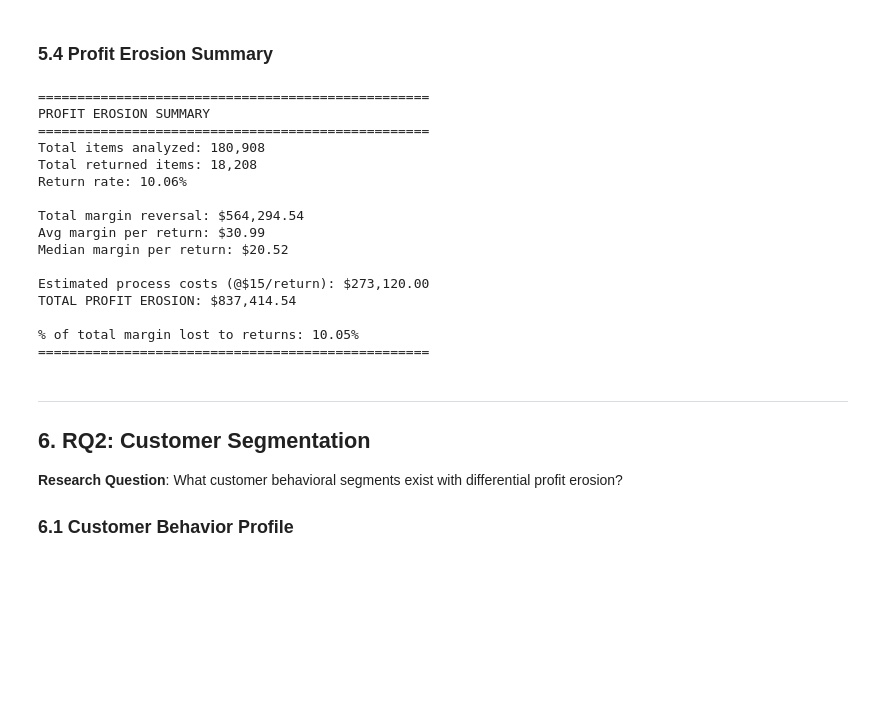
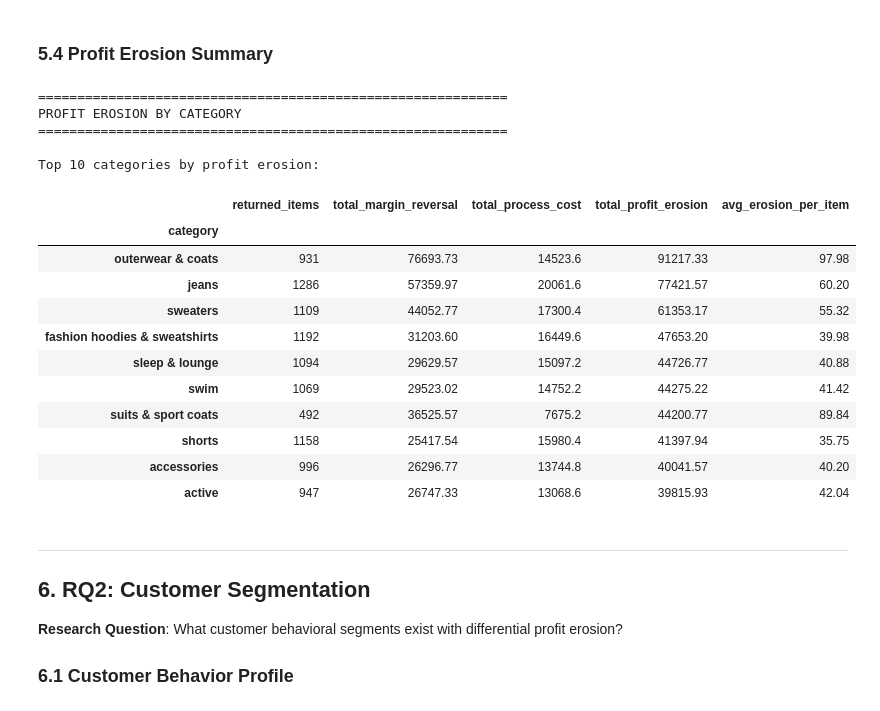
Before and after one commit to kojounfc/unfc-capstone-project-1, a Jupyter notebook: notebooks/profit_erosion_analysis.ipynb, the cells around one changed output. Cells and saved outputs as stored; diff of their text form; code cells hidden in the pictures; blank space fills up the shorter version.

```diff
--- a/notebooks/profit_erosion_analysis.ipynb
+++ b/notebooks/profit_erosion_analysis.ipynb
@@ -334,43 +674,45 @@ plt.show()
 # %% [markdown]
 ### 5.4 Profit Erosion Summary
 # %%
-# Generate profit erosion summary
-# Note: Using $15 as placeholder - will be replaced with category-adjusted costs
-erosion_summary = summarize_profit_erosion(df, cost_per_return=15.0)
+# Profit erosion by category (using category-tiered costs)
+print("=" * 60)
+print("PROFIT EROSION BY CATEGORY")
+print("=" * 60)
 
-print("=" * 50)
-print("PROFIT EROSION SUMMARY")
-print("=" * 50)
-print(f"Total items analyzed: {erosion_summary['total_items']:,}")
-print(f"Total returned items: {erosion_summary['total_returned']:,}")
-print(f"Return rate: {erosion_summary['return_rate_pct']:.2f}%")
-print()
-print(f"Total margin reversal: ${erosion_summary['total_margin_reversal']:,.2f}")
-print(f"Avg margin per return: ${erosion_summary['avg_margin_per_return']:.2f}")
-print(f"Median margin per return: ${erosion_summary['median_margin_per_return']:.2f}")
-print()
-print(f"Estimated process costs (@$15/return): ${erosion_summary['estimated_process_costs']:,.2f}")
-print(f"TOTAL PROFIT EROSION: ${erosion_summary['total_profit_erosion']:,.2f}")
-print()
-print(f"% of total margin lost to returns: {erosion_summary['pct_margin_lost_to_returns']:.2f}%")
-print("=" * 50)
+# Group profit erosion by category
+erosion_by_category = (
+    df_returned.groupby("category")
+    .agg(
+        returned_items=("order_item_id", "count"),
+        total_margin_reversal=("margin_reversal", "sum"),
+        total_process_cost=("process_cost", "sum"),
+        total_profit_erosion=("profit_erosion", "sum"),
+        avg_erosion_per_item=("profit_erosion", "mean"),
+    )
+    .sort_values("total_profit_erosion", ascending=False)
+    .round(2)
+)
+
+print(f"\nTop 10 categories by profit erosion:")
+erosion_by_category.head(10)
 # %% [output]
-==================================================
-PROFIT EROSION SUMMARY
-==================================================
-Total items analyzed: 180,908
-Total returned items: 18,208
-Return rate: 10.06%
+============================================================
+PROFIT EROSION BY CATEGORY
+============================================================
 
-Total margin reversal: $564,294.54
-Avg margin per return: $30.99
-Median margin per return: $20.52
-
-Estimated process costs (@$15/return): $273,120.00
-TOTAL PROFIT EROSION: $837,414.54
-
-% of total margin lost to returns: 10.05%
-==================================================
+Top 10 categories by profit erosion:
+|  | returned_items | total_margin_reversal | total_process_cost | total_profit_erosion | avg_erosion_per_item |
+| category |  |  |  |  |  |
+| outerwear & coats | 931 | 76693.73 | 14523.6 | 91217.33 | 97.98 |
+| jeans | 1286 | 57359.97 | 20061.6 | 77421.57 | 60.20 |
+| sweaters | 1109 | 44052.77 | 17300.4 | 61353.17 | 55.32 |
+| fashion hoodies & sweatshirts | 1192 | 31203.60 | 16449.6 | 47653.20 | 39.98 |
+| sleep & lounge | 1094 | 29629.57 | 15097.2 | 44726.77 | 40.88 |
+| swim | 1069 | 29523.02 | 14752.2 | 44275.22 | 41.42 |
+| suits & sport coats | 492 | 36525.57 | 7675.2 | 44200.77 | 89.84 |
+| shorts | 1158 | 25417.54 | 15980.4 | 41397.94 | 35.75 |
+| accessories | 996 | 26296.77 | 13744.8 | 40041.57 | 40.20 |
+| active | 947 | 26747.33 | 13068.6 | 39815.93 | 42.04 |
 # %% [markdown]
 ---
 
```
Also changed, not shown: parts of 19 cells of this notebook.
